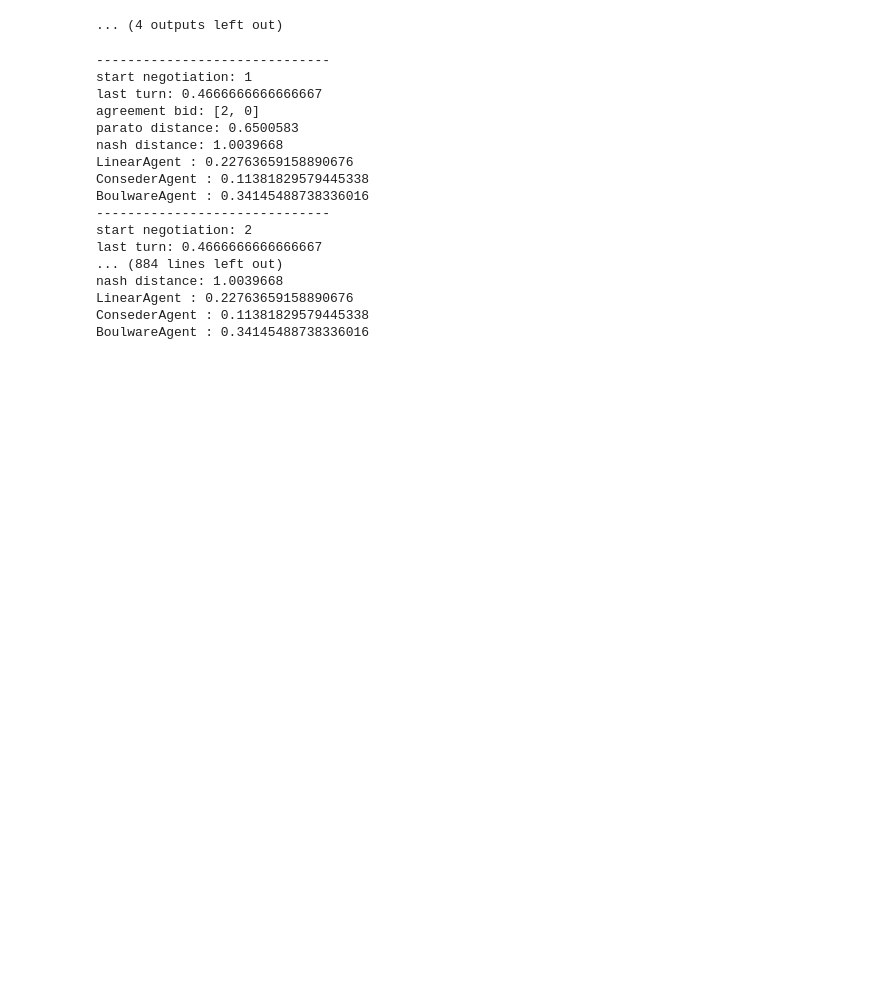
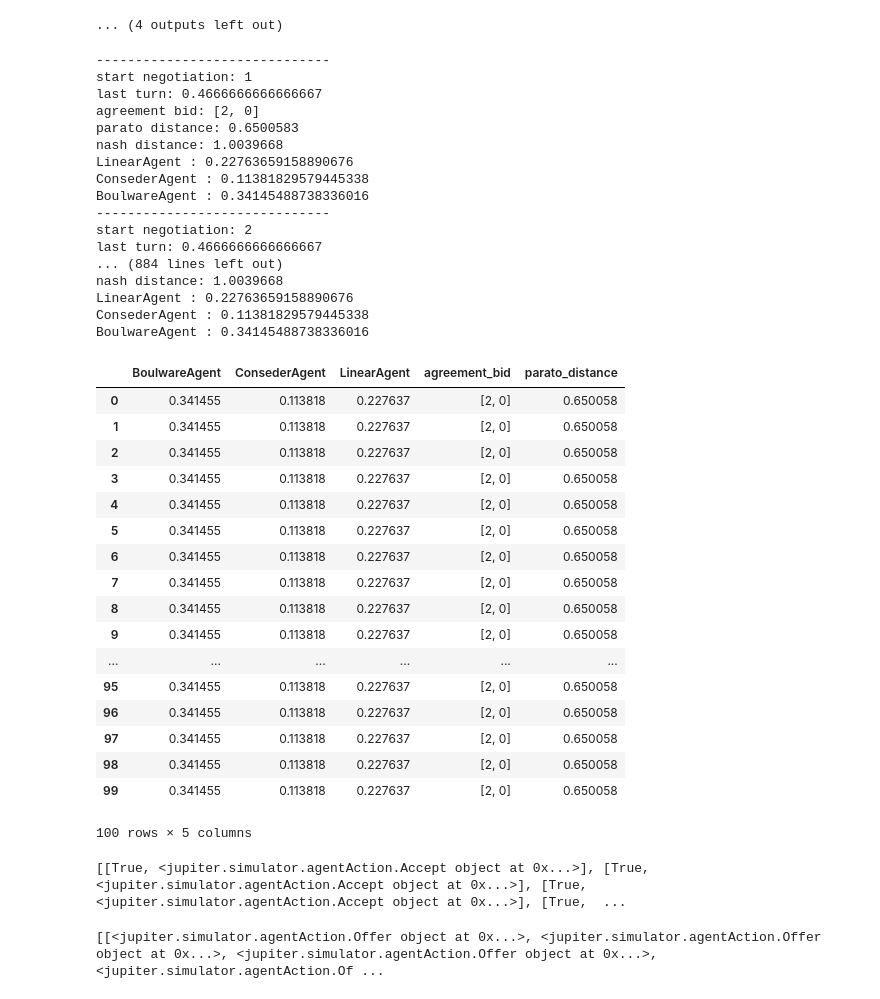
Before and after one commit to farma11/Make_Meta-Strategy, a Jupyter notebook: Jupiterの導入.ipynb, the cells around one changed output. Drawn from its saved outputs; the diff is of its cells as text; code cells hidden in the pictures; blank space fills up the shorter version.

```diff
--- a/Jupiterの導入.ipynb
+++ b/Jupiterの導入.ipynb
@@ -209,3 +213,55 @@ nash distance: 1.0039668
 LinearAgent : 0.22763659158890676
 ConsederAgent : 0.11381829579445338
 BoulwareAgent : 0.34145488738336016
+# %%
+import pandas as pd
+import json
+
+results_list = str(jupiter.get_end_utility_list())
+results_json = json.loads(results_list.replace('\'', '\"'))
+
+results_csv  = pd.read_json(json.dumps(results_json))
+
+results_csv
+# %% [output]
+|  | BoulwareAgent | ConsederAgent | LinearAgent | agreement_bid | parato_distance |
+| 0 | 0.341455 | 0.113818 | 0.227637 | [2, 0] | 0.650058 |
+| 1 | 0.341455 | 0.113818 | 0.227637 | [2, 0] | 0.650058 |
+| 2 | 0.341455 | 0.113818 | 0.227637 | [2, 0] | 0.650058 |
+| 3 | 0.341455 | 0.113818 | 0.227637 | [2, 0] | 0.650058 |
+| 4 | 0.341455 | 0.113818 | 0.227637 | [2, 0] | 0.650058 |
+| 5 | 0.341455 | 0.113818 | 0.227637 | [2, 0] | 0.650058 |
+| 6 | 0.341455 | 0.113818 | 0.227637 | [2, 0] | 0.650058 |
+| 7 | 0.341455 | 0.113818 | 0.227637 | [2, 0] | 0.650058 |
+| 8 | 0.341455 | 0.113818 | 0.227637 | [2, 0] | 0.650058 |
+| 9 | 0.341455 | 0.113818 | 0.227637 | [2, 0] | 0.650058 |
+| ... | ... | ... | ... | ... | ... |
+| 95 | 0.341455 | 0.113818 | 0.227637 | [2, 0] | 0.650058 |
+| 96 | 0.341455 | 0.113818 | 0.227637 | [2, 0] | 0.650058 |
+| 97 | 0.341455 | 0.113818 | 0.227637 | [2, 0] | 0.650058 |
+| 98 | 0.341455 | 0.113818 | 0.227637 | [2, 0] | 0.650058 |
+| 99 | 0.341455 | 0.113818 | 0.227637 | [2, 0] | 0.650058 |
+100 rows × 5 columns
+# %%
+results_list2 = jupiter.get_agreement_list()
+print(results_list2)
+
+result_time_list = []
+result_isAccepted_list = []
+for result_list2 in results_list2:
+  if (result_list2[0]):
+    # print("合意成功 ", end=" ")
+    # print(result_list2[1].get_time_offered())
+    result_isAccepted_list.append(True)
+    result_time_list.append(result_list2[1].get_time_offered())
+  else:
+    # print("合意失敗")
+    result_isAccepted_list.append(False)
+    result_time_list.append(result_list2[1].get_time_offered())
+# %% [output]
+[[True, <jupiter.simulator.agentAction.Accept object at 0x...>], [True, <jupiter.simulator.agentAction.Accept object at 0x...>], [True, <jupiter.simulator.agentAction.Accept object at 0x...>], [True,  ...
+# %%
+results_list3 = str(jupiter.get_action_list_list())
+print(results_list3)
+# %% [output]
+[[<jupiter.simulator.agentAction.Offer object at 0x...>, <jupiter.simulator.agentAction.Offer object at 0x...>, <jupiter.simulator.agentAction.Offer object at 0x...>, <jupiter.simulator.agentAction.Of ...
```
Also changed, not shown: parts of 10 cells of this notebook.
